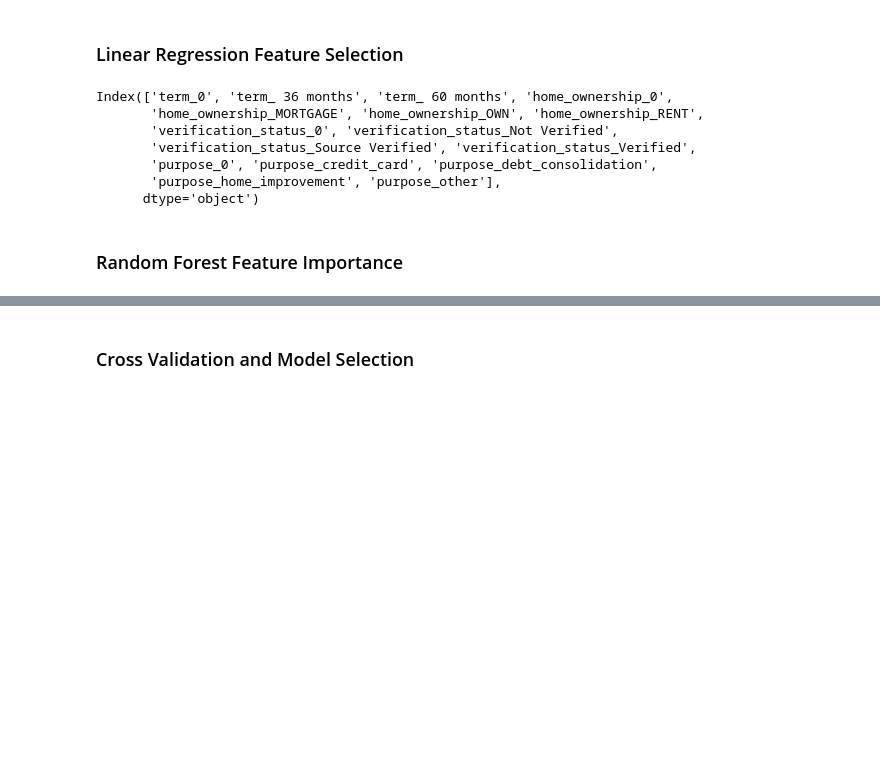
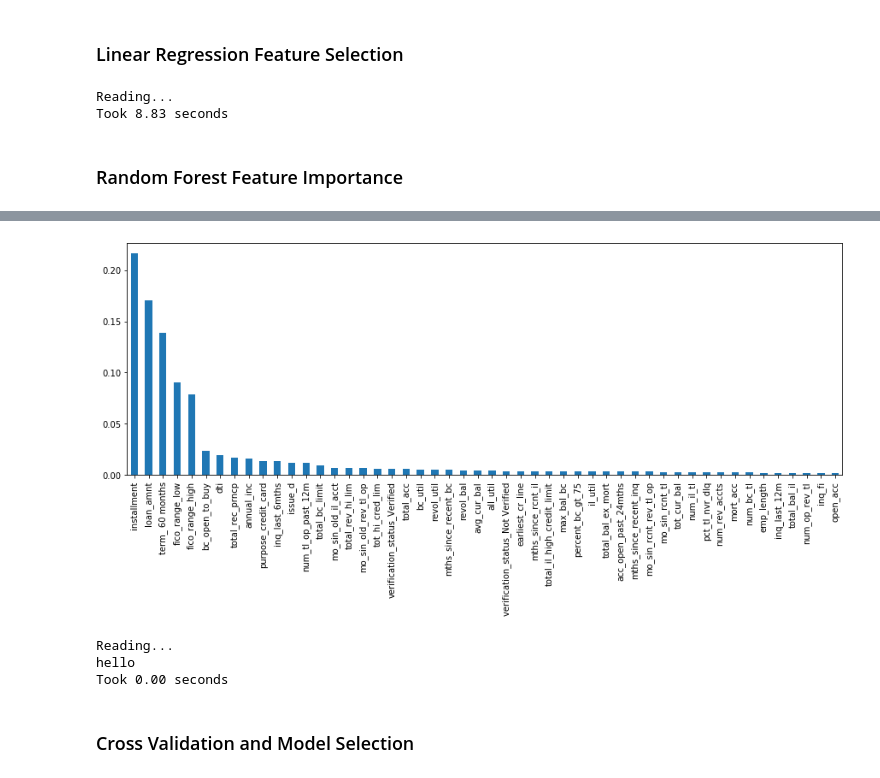
Before and after one commit to ajcoates/Capstone, a Jupyter notebook: Project_Full_Dataset.ipynb, the cells around one changed output, grey strips where cells are left out. Cells and saved outputs as stored; diff of their text form; code cells hidden in the pictures; blank space fills up the shorter version.

```diff
--- a/Project_Full_Dataset.ipynb
+++ b/Project_Full_Dataset.ipynb
@@ -301,22 +315,24 @@ print(X.shape)
 # %% [markdown]
 ### Linear Regression Feature Selection
 # %%
+print("Reading...")
+start = time.time()
 lin = LinearRegression().fit(X, y)
 model = SelectFromModel(lin, prefit=True)
 selected = model.get_support()
 X_train.columns[selected]
+print("Took {:.2f} seconds".format(time.time() - start))
 # %% [output]
-Index(['term_0', 'term_ 36 months', 'term_ 60 months', 'home_ownership_0',
-       'home_ownership_MORTGAGE', 'home_ownership_OWN', 'home_ownership_RENT',
-       'verification_status_0', 'verification_status_Not Verified',
-       'verification_status_Source Verified', 'verification_status_Verified',
-       'purpose_0', 'purpose_credit_card', 'purpose_debt_consolidation',
-       'purpose_home_improvement', 'purpose_other'],
-      dtype='object')
+Reading...
+Took 8.83 seconds
 # %% [markdown]
 ### Random Forest Feature Importance
 # %%
-rf = RandomForestRegressor(n_estimators=100)
+print("Reading...")
+start = time.time()
+rf = RandomForestRegressor(n_estimators=50)
 rf.fit(X,y)
 imp = pd.Series(rf.feature_importances_, index=X_train.columns).sort_values(ascending=False)
 imp.head(50).plot(kind='bar', figsize=(15,5));
+print("Took {:.2f} seconds".format(time.time() - start))
+# %% [output]
@@ -323,3 +341,13 @@ imp.head(50).plot(kind='bar', figsize=(15,5));
+[figure, added]
+# %%
+print("Reading...")
+start = time.time()
+print('hello')
+print("Took {:.2f} seconds".format(time.time() - start))
+# %% [output]
+Reading...
+hello
+Took 0.00 seconds
 # %% [markdown]
 ### Cross Validation and Model Selection
 # %%
```
Also changed, not shown: parts of 29 cells of this notebook.
